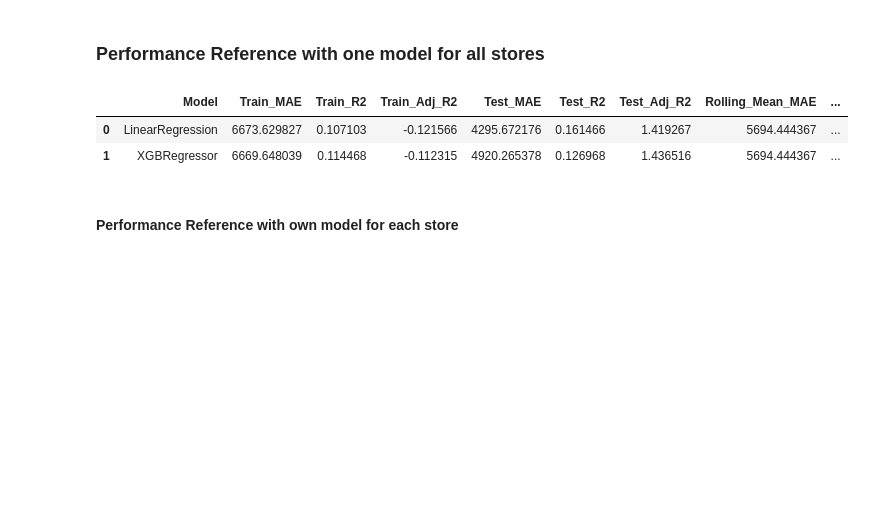
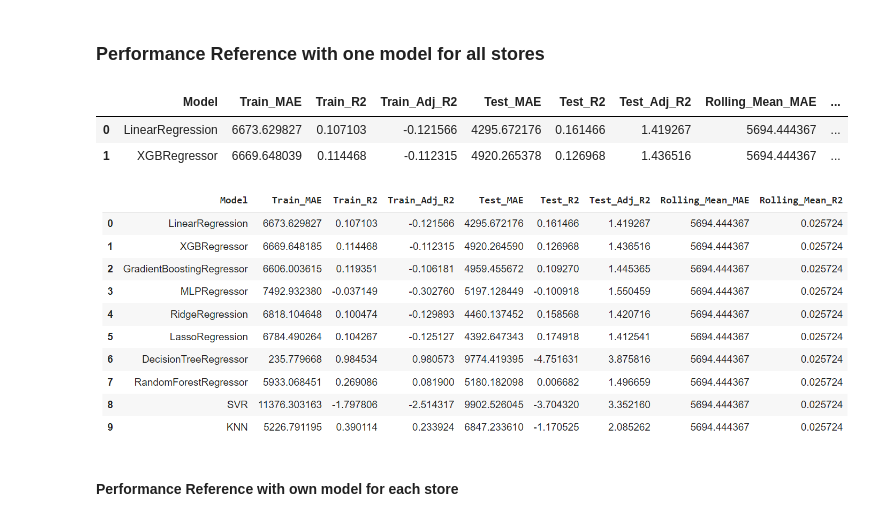
Before and after one commit to Dsite42/Capstone_Project_Rossmann, a Jupyter notebook: Capstone Projekt Rossmann - Predictive Modeling.ipynb, the cells around one changed output. Drawn from its saved outputs; the diff is of its cells as text; code cells hidden in the pictures; blank space fills up the shorter version.

```diff
--- a/Capstone Projekt Rossmann - Predictive Modeling.ipynb
+++ b/Capstone Projekt Rossmann - Predictive Modeling.ipynb
@@ -461,6 +461,12 @@ results_df
 |  | Model | Train_MAE | Train_R2 | Train_Adj_R2 | Test_MAE | Test_R2 | Test_Adj_R2 | Rolling_Mean_MAE | ... |
 | 0 | LinearRegression | 6673.629827 | 0.107103 | -0.121566 | 4295.672176 | 0.161466 | 1.419267 | 5694.444367 | ... |
 | 1 | XGBRegressor | 6669.648039 | 0.114468 | -0.112315 | 4920.265378 | 0.126968 | 1.436516 | 5694.444367 | ... |
+# %%
+# Pre Test with 20 Features and MinMaxScaler (Single Store Metric)
+from IPython.display import Image
+Image('C:\\Users\\Chris\\OneDrive\\Arbeitslos\\Data Scientist\\7 Capstone Projekt - Ein Machine Learning Projekt von A bis Z\\Results - Test of 11 Models with 20 Features (Single Store Metric).png')
+# %% [output]
+[figure, added]
 # %% [markdown]
 #### Performance Reference with own model for each store
 # %%
```
Also changed, not shown: parts of 9 cells of this notebook, 2 other files.
